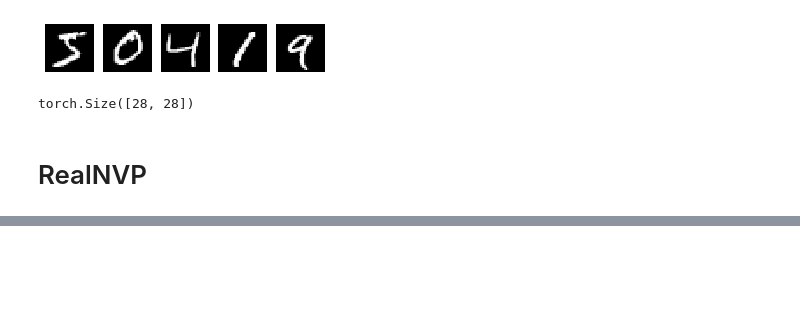
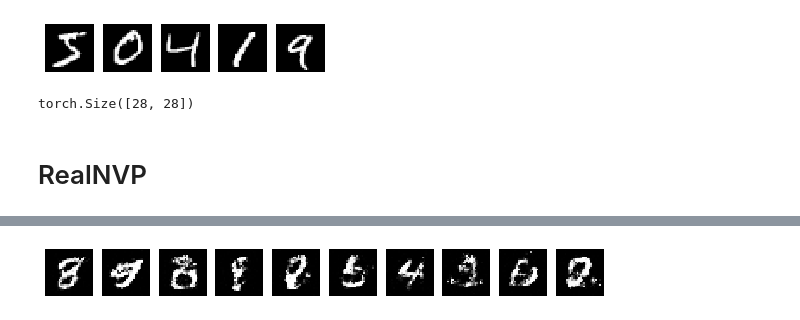
Before and after one commit to LouisRouillard/NF_test_bench, a Jupyter notebook: RealNVP MNIST.ipynb, the cells around one changed output, grey strips where cells are left out. Cells and saved outputs as stored; diff of their text form; code cells hidden in the pictures; blank space fills up the shorter version.

```diff
--- a/RealNVP MNIST.ipynb
+++ b/RealNVP MNIST.ipynb
@@ -270,0 +76,4 @@ plt.show()
+# %%
+realnvp.plot_generations()
+# %% [output]
+[figure, added]
```
Also changed, not shown: parts of 20 cells of this notebook, 2 other files.
